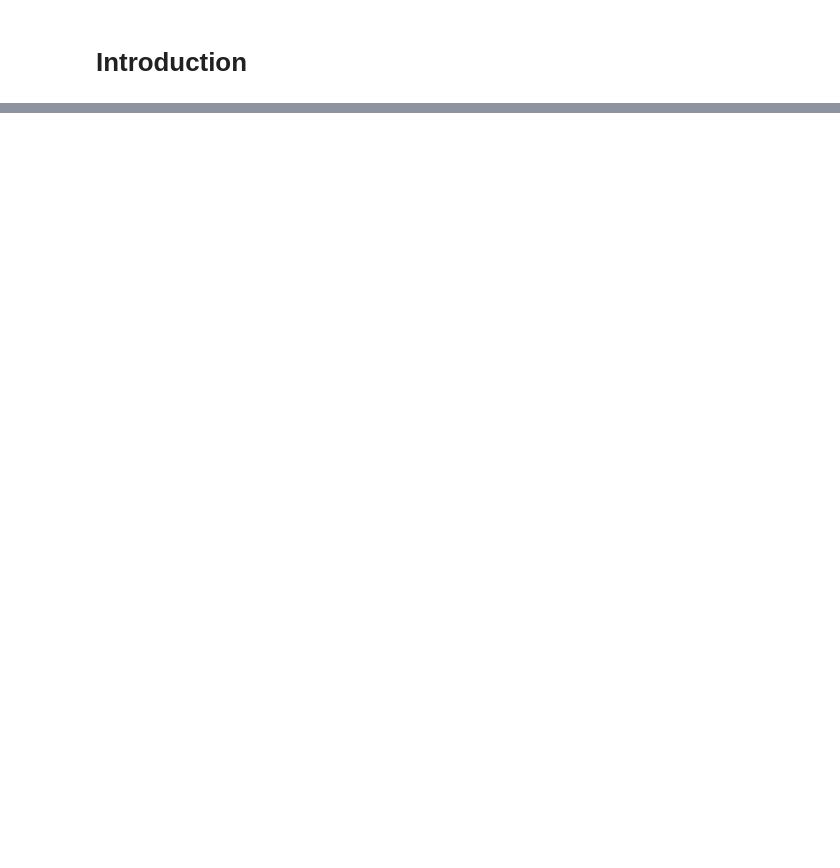
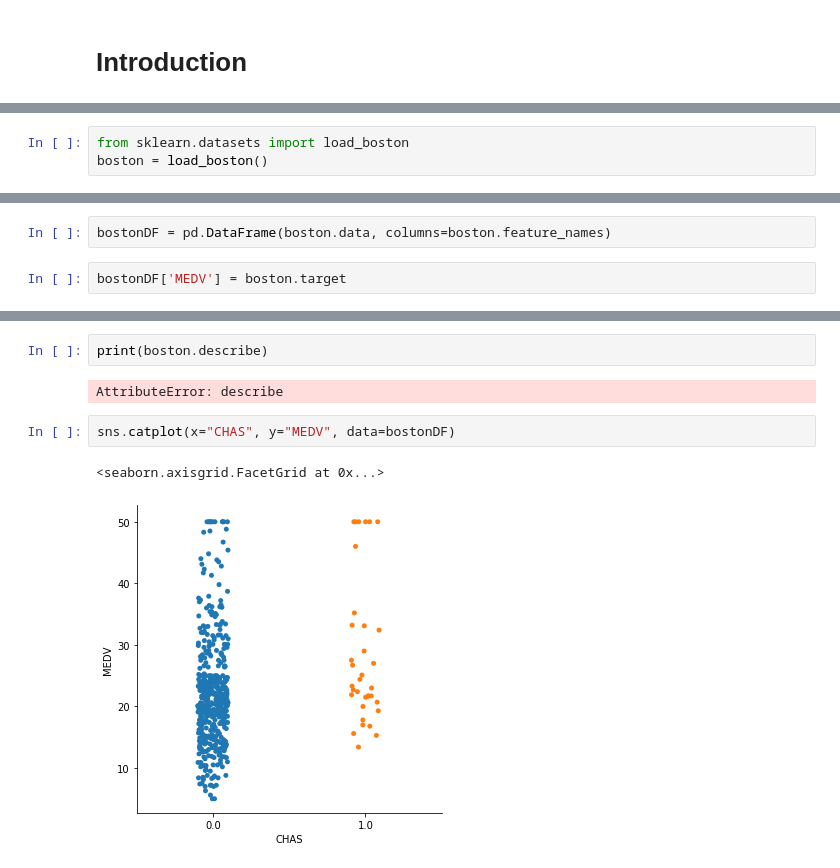
Before and after one commit to dermotkel/machine-learning, a Jupyter notebook: project.ipynb, the cells around one changed output, grey strips where cells are left out. Drawn from its saved outputs; the diff is of its cells as text; blank space fills up the shorter version.

Commit message:
added graphs for descriptive statistics

```diff
--- a/project.ipynb
+++ b/project.ipynb
@@ -17,0 +8,3 @@ df.head()
+# %%
+from sklearn.datasets import load_boston
+boston = load_boston()
@@ -17,0 +37,4 @@ df.head()
+# %%
+bostonDF = pd.DataFrame(boston.data, columns=boston.feature_names)
+# %%
+bostonDF['MEDV'] = boston.target
@@ -17,0 +50,9 @@ df.head()
+# %%
+print(boston.describe)
+# %% [output]
+AttributeError: describe
+# %%
+sns.catplot(x="CHAS", y="MEDV", data=bostonDF)
+# %% [output]
+<seaborn.axisgrid.FacetGrid at 0x...>
+[figure, added]
```
Also changed, not shown: parts of 10 cells of this notebook.
